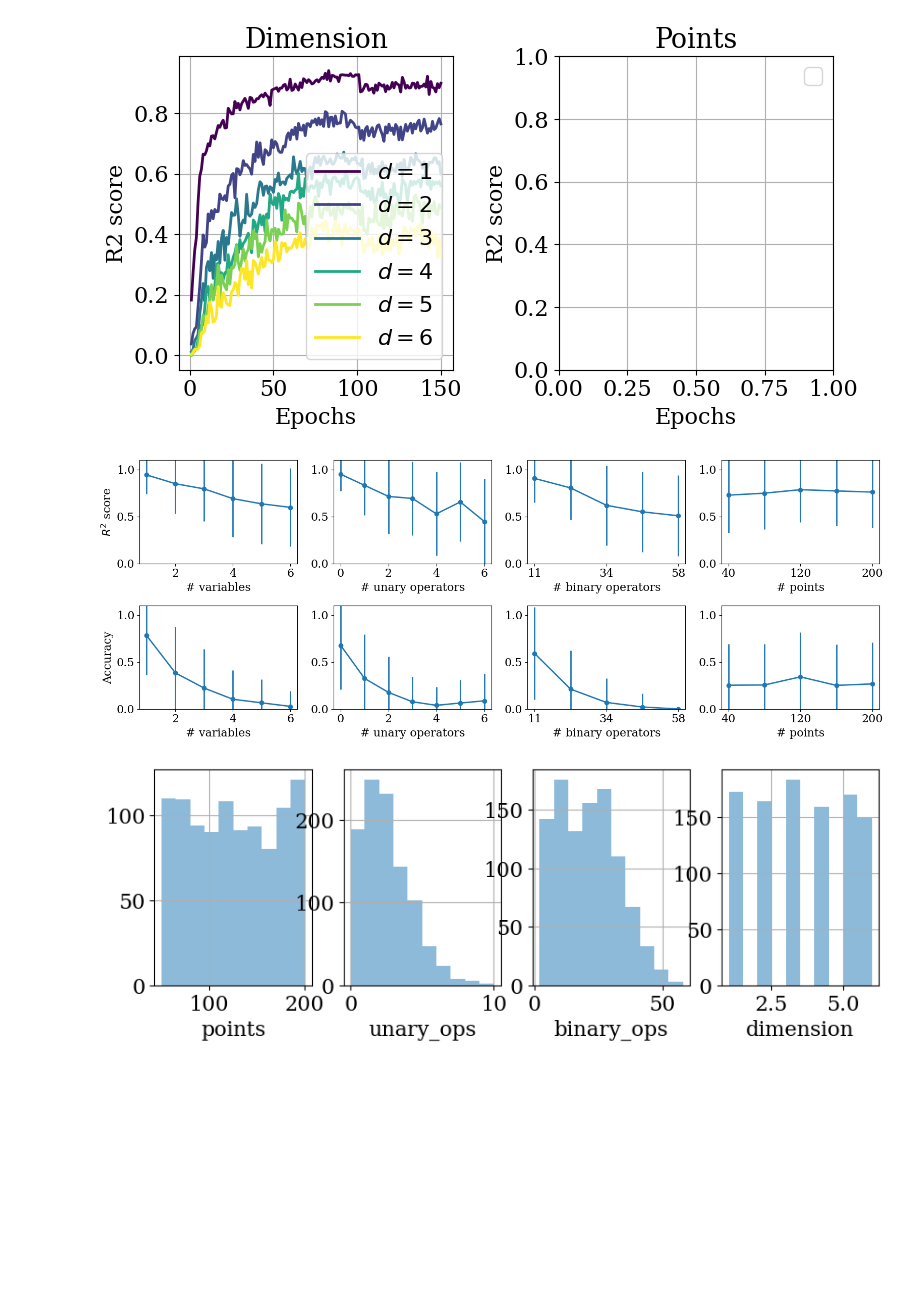
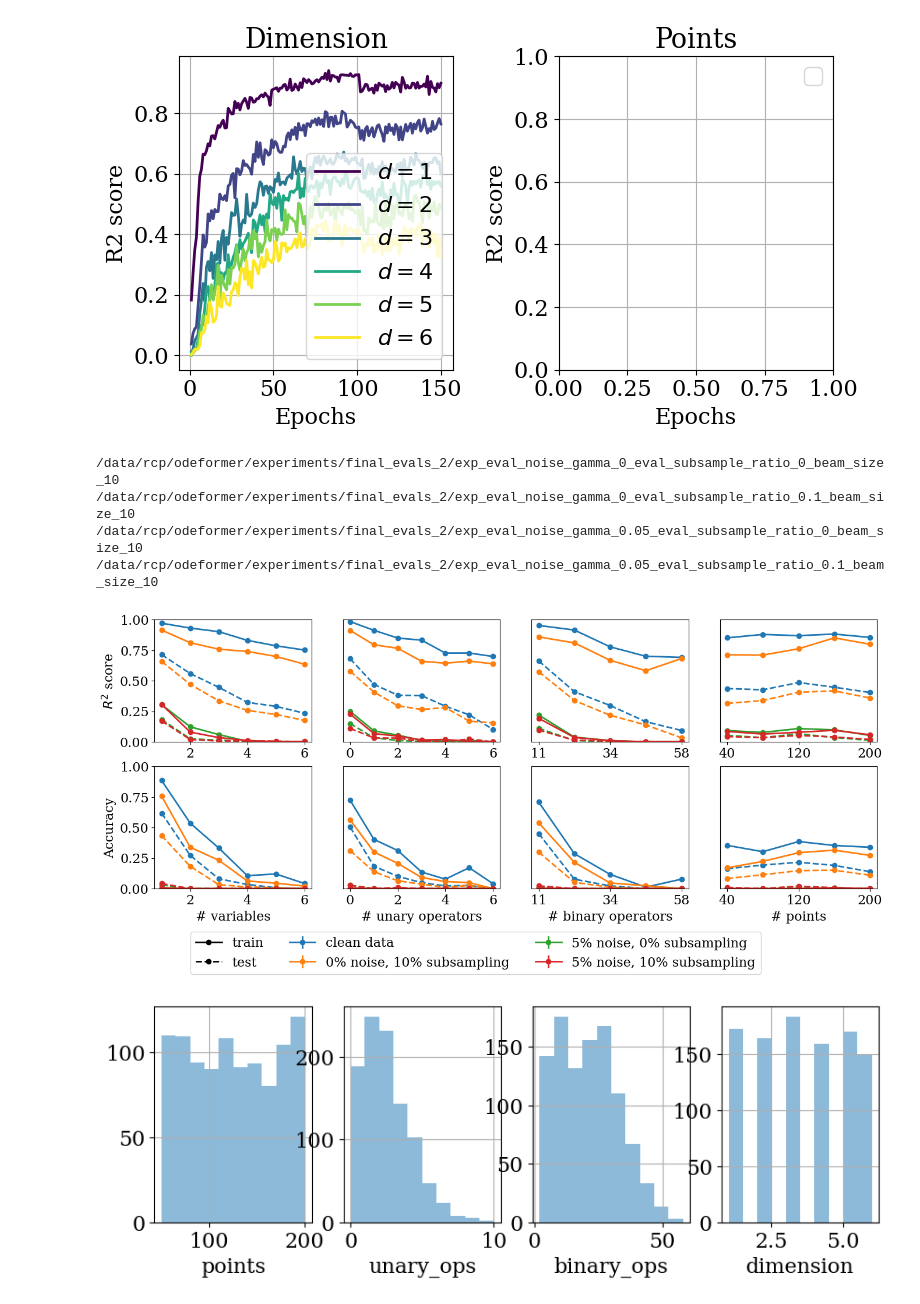
Before and after one commit to sdascoli/odeformer, a Jupyter notebook: tests.ipynb, the cells around one changed output. Drawn from its saved outputs; the diff is of its cells as text; code cells hidden in the pictures; blank space fills up the shorter version.

Commit message:
Eval on clean data + always make noise multiplicative

```diff
--- a/tests.ipynb
+++ b/tests.ipynb
@@ -198,36 +199,55 @@ No artists with labels found to put in legend.  Note that artists whose label st
 [figure]
 # %%
 metrics = {'r2_zero':'$R^2$ score', 'accuracy_l1_biggio': 'Accuracy'}#, 'term_difference':'Term difference'}#, 'accuracy_l1_biggio']
+#metrics = {'test_r2_zero':'$R^2$ score', 'test_accuracy_l1_biggio': 'Accuracy'}#, 'term_difference':'Term difference'}#, 'accuracy_l1_biggio']
 ablations = {'info_dimension':'# variables', 'info_n_unary_ops':'# unary operators', 'info_n_binary_ops': '# binary operators', 'info_n_points':'# points'}
+
 
 # plot r2_zero vs info_n_points
 fig, axarr = plt.subplots(len(metrics), len(ablations), figsize=(4*len(ablations),len(metrics)*3))
 if len(metrics) == 1: axarr = [axarr]
-for run in selected_runs[:1]:
+irun = 0
+for _, run in enumerate(runs[:]):
     args = run['args']
+    if args.beam_size!=10: continue
+    if args.eval_noise_gamma == 0 and args.eval_subsample_ratio == 0: label='clean data'
+    else: label = f'{int(100*args.eval_noise_gamma)}% noise, {int(100*args.eval_subsample_ratio)}% subsampling'
     try:
         df = pd.read_csv(args.output_dir/'evals_all/eval_in_domain.csv')
     except:
         print("Skipped"); continue
+    print(args.output_dir)
     df = df.drop(columns=['predicted_trees', 'trees'])
     df = df.query('info_n_unary_ops <7')
     k = 5# bin info_n_points into k bins
     for ablation in ['info_n_points', 'info_n_binary_ops']:
         df[ablation] = pd.cut(df[ablation], bins=k, labels=(np.arange(1,k+1)*df[ablation].max()/k).astype(int))
     for i, (metric, metric_name) in enumerate(metrics.items()):
         for j, (ablation, ablation_name) in enumerate(ablations.items()):
-            std = df.groupby(ablation)[metric].std()
-            df.groupby(ablation)[metric].mean().plot(ax=axarr[i][j], marker='o', yerr=std)
-            axarr[i][j].set_xlabel(ablation_name)
-            axarr[i][0].set_ylabel(metric_name)
-            axarr[i][j].set_ylim(0,1.1)
+            std = 0#df.groupby(ablation)[metric].std()
+            df.groupby(ablation)[metric].mean().plot(ax=axarr[i][j], marker='o', yerr=std, label=label, color=f'C{irun}')
+            df.groupby(ablation)['test_'+metric].mean().plot(ax=axarr[i][j], marker='o', yerr=std, ls='--', color=f'C{irun}', label='')
+            axarr[i][j].set_ylim(0,1)
+            if j>0: axarr[i][j].set_yticks([])
             #axarr[i,j].set_xscale('log')
             axarr[i][j].grid(False)
+            axarr[i][j].set_xlabel("")
+            axarr[-1][j].set_xlabel(ablation_name)
+            axarr[i][0].set_ylabel(metric_name)
+    irun += 1
+
+axarr[-1][-1].plot([],[], marker='o', color='k', label='train')
+axarr[-1][-1].plot([],[], marker='o', color='k', label='test', ls='--')
+plt.legend(bbox_to_anchor=(0.3,-0.3), ncol=3)
 plt.tight_layout()
 plt.savefig(savedir+'acc_vs_info.pdf')
 plt.show()
 # %% [output]
+/data/rcp/odeformer/experiments/final_evals_2/exp_eval_noise_gamma_0_eval_subsample_ratio_0_beam_size_10
+/data/rcp/odeformer/experiments/final_evals_2/exp_eval_noise_gamma_0_eval_subsample_ratio_0.1_beam_size_10
+/data/rcp/odeformer/experiments/final_evals_2/exp_eval_noise_gamma_0.05_eval_subsample_ratio_0_beam_size_10
+/data/rcp/odeformer/experiments/final_evals_2/exp_eval_noise_gamma_0.05_eval_subsample_ratio_0.1_beam_size_10
-[figure, old version]
+[figure, new version]
 # %%
 # plot r2_zero vs info_n_points
 run = runs[0]
```
Also changed, not shown: parts of 3 cells of this notebook, 2 other files.
